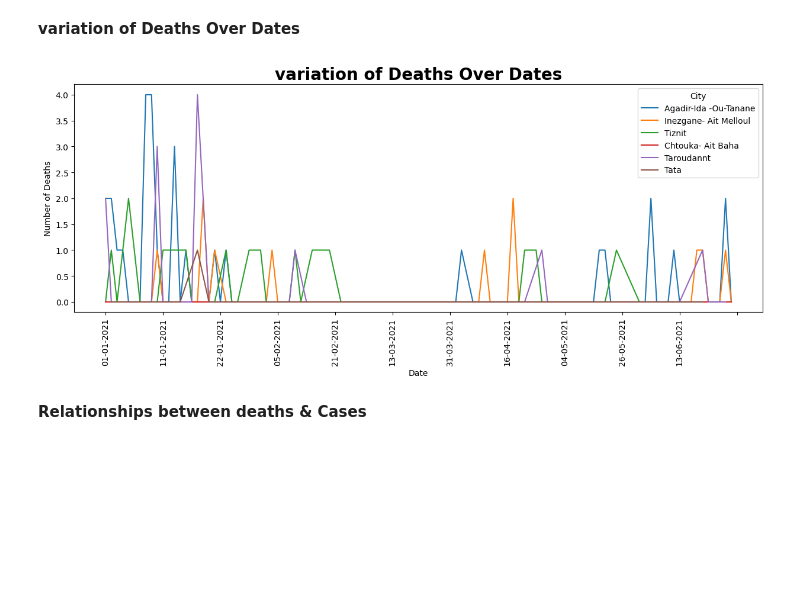
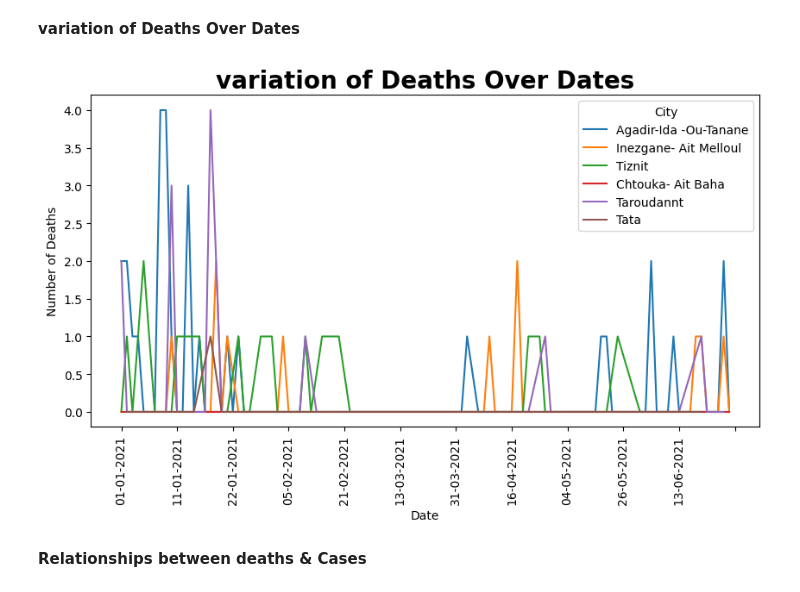
Before and after one commit to oussama95boussaid/Coronavirus_Pandemic_Morocco_project, a Jupyter notebook: Coronavirus_Pandemic_Morocco.ipynb, the cells around one changed output. Drawn from its saved outputs; the diff is of its cells as text; code cells hidden in the pictures; blank space fills up the shorter version.

```diff
--- a/Coronavirus_Pandemic_Morocco.ipynb
+++ b/Coronavirus_Pandemic_Morocco.ipynb
@@ -531,21 +541,21 @@ plt.show()
 **variation of Deaths Over Dates**
 # %%
 # Bar plot
-plt.figure(figsize=(15, 5))
+plt.figure(figsize=(10, 5))
 sns.lineplot(data=Covid_data, x="dates", y="Deaths", hue="cities")
 plt.title('variation of Deaths Over Dates', fontsize=20, fontweight='bold')
 plt.xlabel('Date')
 plt.ylabel('Number of Deaths')
 plt.xticks(rotation=90)
 plt.legend(title='City', loc='upper right',)
 
 #display only the month
 ax = plt.gca()
 ax.xaxis.set_major_locator(plt.MaxNLocator(12))
 
 plt.show()
 # %% [output]
-[figure, old version]
+[figure, new version]
 # %% [markdown]
 **Relationships between deaths & Cases**
 # %%
```
Also changed, not shown: parts of 16 cells of this notebook, 1 other file.
